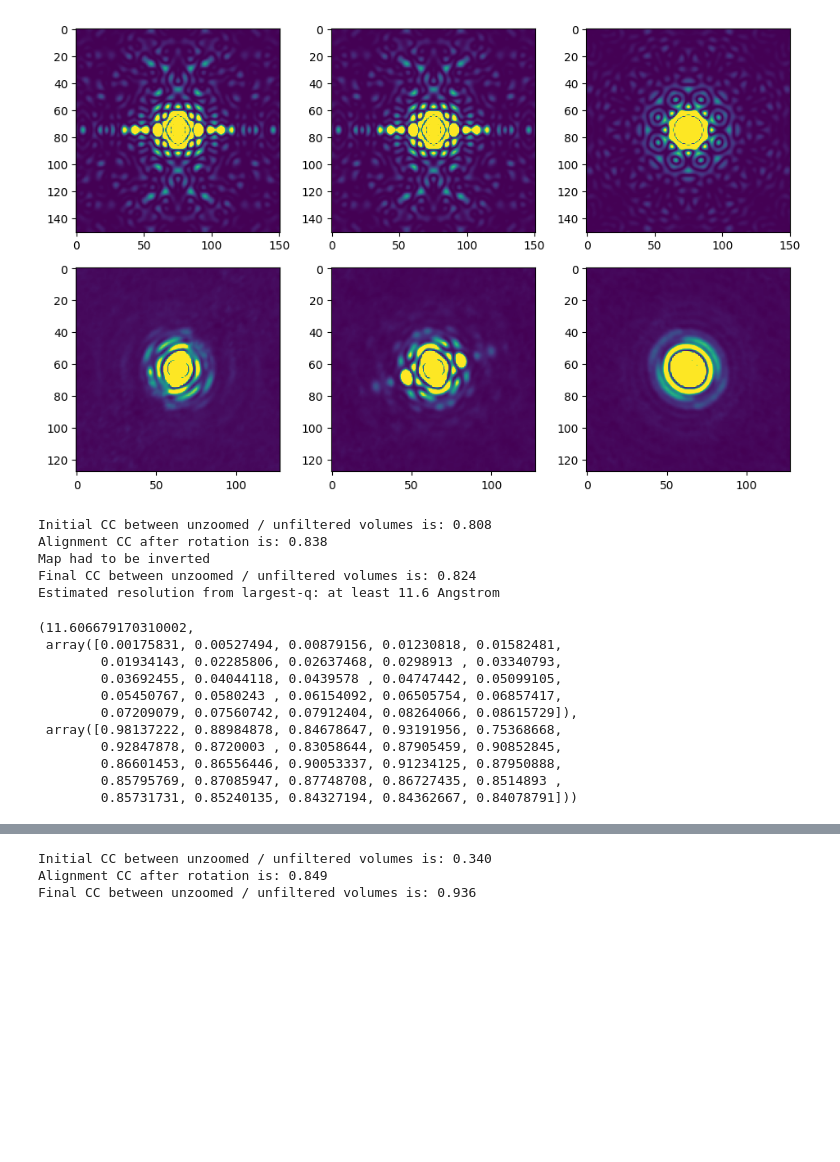
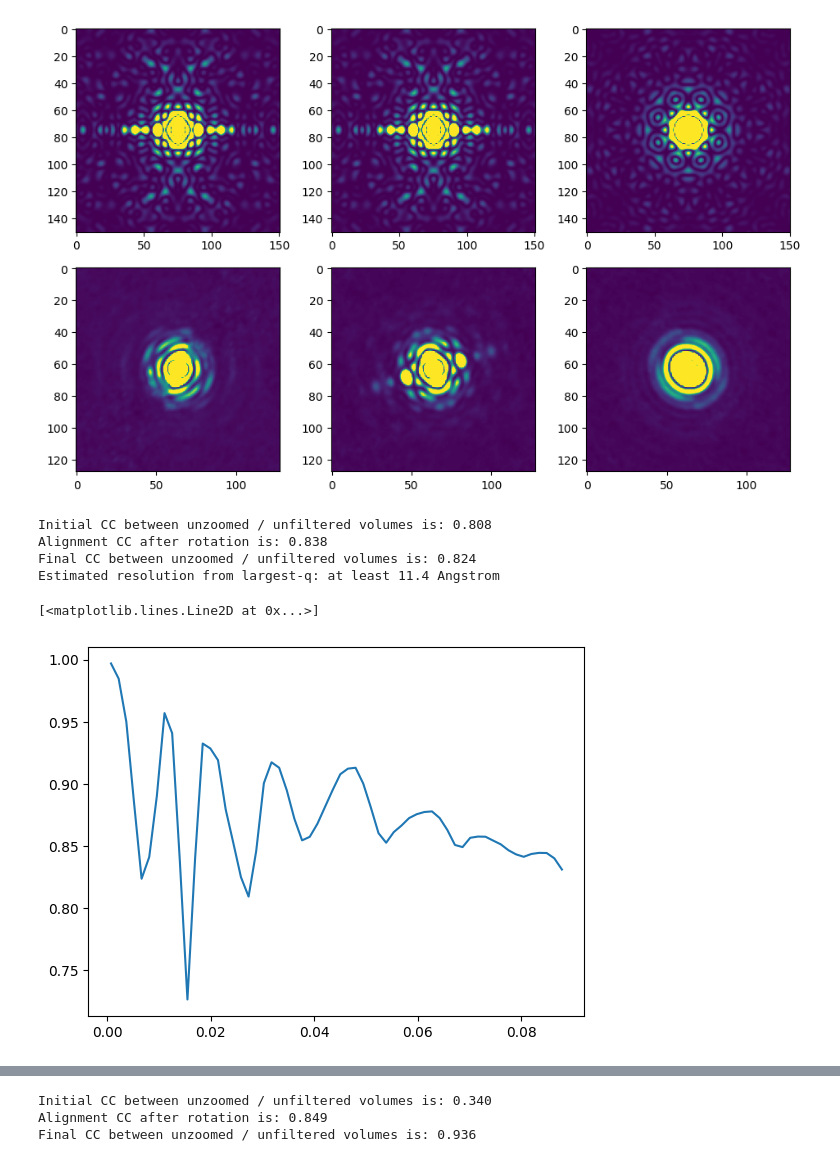
Before and after one commit to zhantaochen/neurorient, a Jupyter notebook: fsc_center_align_tuning.ipynb, the cells around one changed output, grey strips where cells are left out. Drawn from its saved outputs; the diff is of its cells as text; code cells hidden in the pictures; blank space fills up the shorter version.

```diff
--- a/correlations.ipynb
+++ b/fsc_center_align_tuning.ipynb
@@ -101,7 +101,7 @@ display_volumes([spi_data['volume'].abs().pow(2) / spi_data['volume'].abs().pow(
 # %% [output]
 [figure]
 # %%
-compute_fsc(
+resolution, qshell, fsc = compute_fsc(
     spi_data['volume'].abs().pow(2) / spi_data['volume'].abs().pow(2).max(),
     real_mesh_2_reciprocal_mesh(saved_data['vol_real_mesh']),
     intensity_pred/intensity_pred.max(),
@@ -110,20 +110,13 @@ compute_fsc(
 # %% [output]
 Initial CC between unzoomed / unfiltered volumes is: 0.808
 Alignment CC after rotation is: 0.838
-Map had to be inverted
 Final CC between unzoomed / unfiltered volumes is: 0.824
-Estimated resolution from largest-q: at least 11.6 Angstrom
+Estimated resolution from largest-q: at least 11.4 Angstrom
-(11.606679170310002,
- array([0.00175831, 0.00527494, 0.00879156, 0.01230818, 0.01582481,
-        0.01934143, 0.02285806, 0.02637468, 0.0298913 , 0.03340793,
-        0.03692455, 0.04044118, 0.0439578 , 0.04747442, 0.05099105,
-        0.05450767, 0.0580243 , 0.06154092, 0.06505754, 0.06857417,
-        0.07209079, 0.07560742, 0.07912404, 0.08264066, 0.08615729]),
- array([0.98137222, 0.88984878, 0.84678647, 0.93191956, 0.75368668,
-        0.92847878, 0.8720003 , 0.83058644, 0.87905459, 0.90852845,
-        0.86601453, 0.86556446, 0.90053337, 0.91234125, 0.87950888,
-        0.85795769, 0.87085947, 0.87748708, 0.86727435, 0.8514893 ,
-        0.85731731, 0.85240135, 0.84327194, 0.84362667, 0.84078791]))
+# %%
+plt.plot(qshell, fsc)
+# %% [output]
+[<matplotlib.lines.Line2D at 0x...>]
+[figure, added]
 # %%
 compute_fsc(
     real_volume,
```
Also changed, not shown: parts of 1 cell of this notebook, 7 other files.
